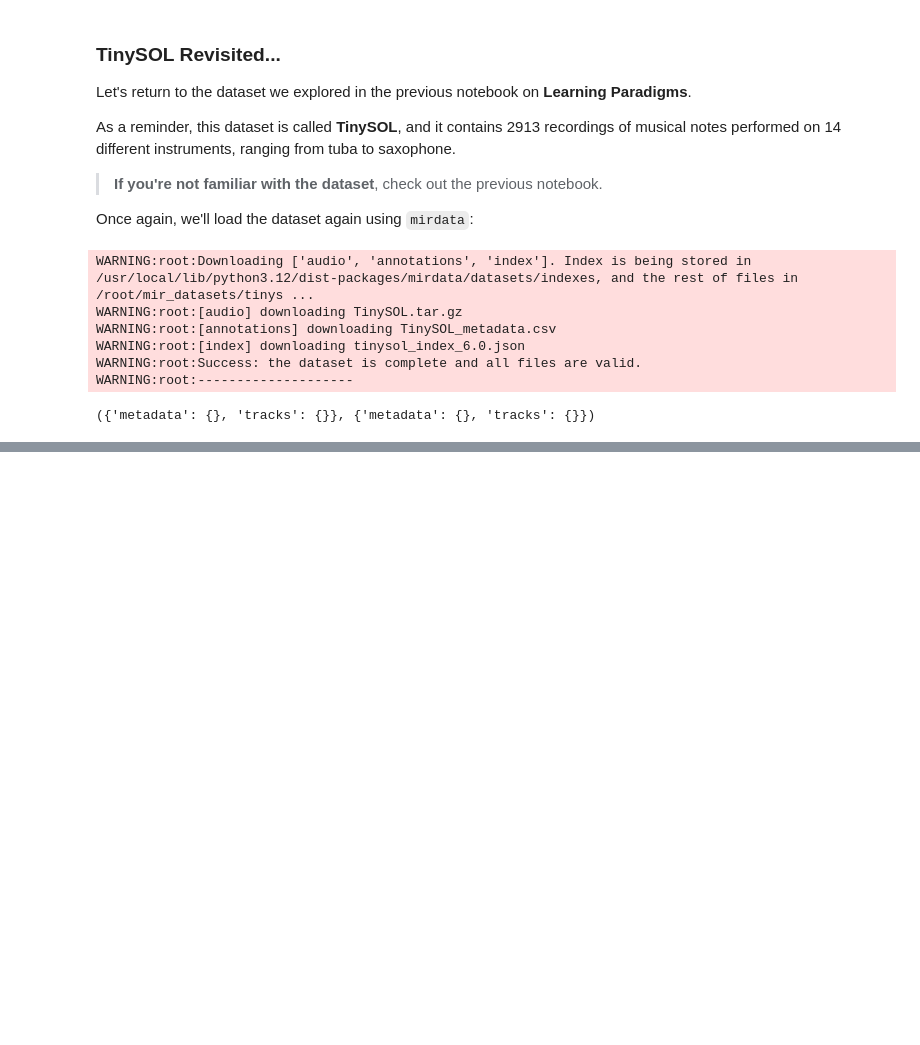
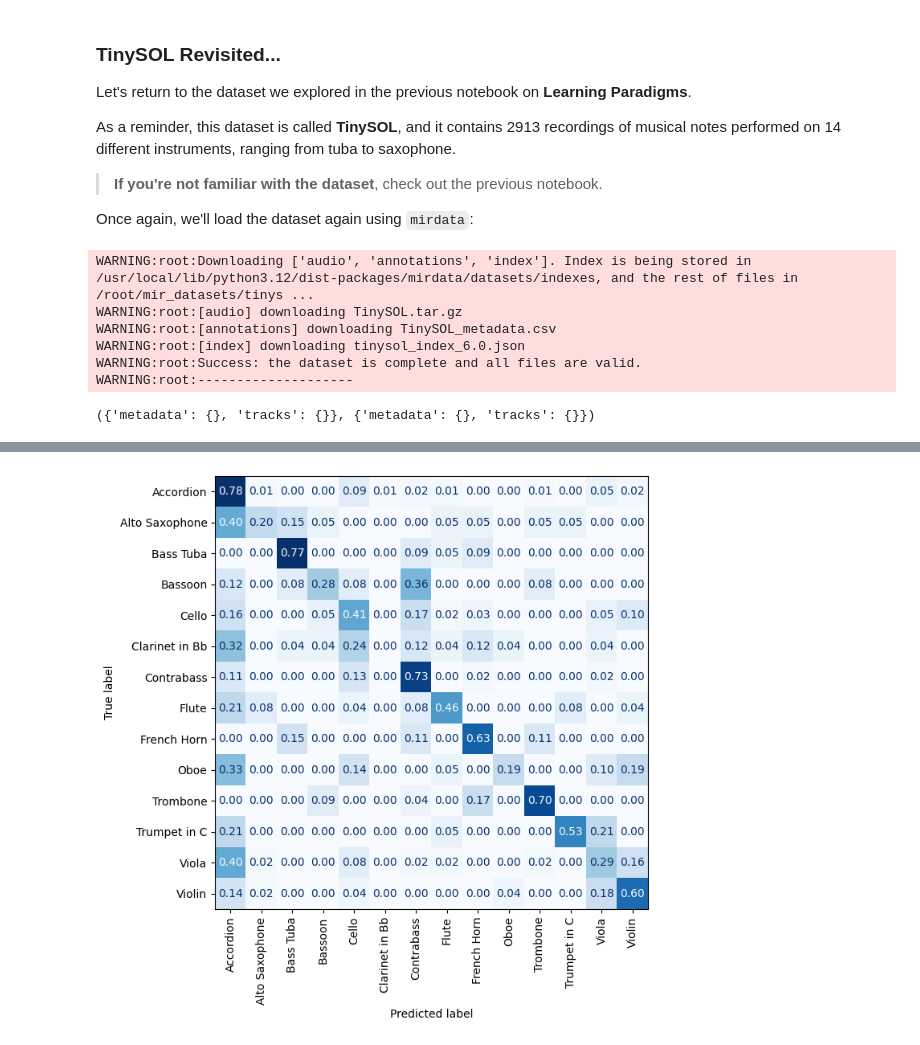
Before and after one commit to musicinformationretrieval/epsrc-ai-pipeline, a Jupyter notebook: 3_evaluation_interpretability.ipynb, the cells around one changed output, grey strips where cells are left out. Saved outputs shown, nothing was run; the diff lists cells and outputs as text; code cells hidden in the pictures; blank space fills up the shorter version.

```diff
--- a/3_evaluation_interpretability.ipynb
+++ b/3_evaluation_interpretability.ipynb
@@ -636,0 +713,10 @@ print(norm_feature_matrix.shape)
+# %%
+# @title
+all_instrs = np.array([track.instrument_full for track in all_recordings.values()])
+X_train, X_test, y_train, y_test = train_test_split(
+    norm_feature_matrix, all_instrs,
+    train_size=0.8,
+    test_size=0.2,
+    random_state=42,
+    stratify=all_instrs
+)
@@ -636,0 +864,15 @@ print(norm_feature_matrix.shape)
+# %%
+fig, ax = plt.subplots(1, 1, figsize=(7, 7))
+cm = ConfusionMatrixDisplay.from_predictions(
+    y_test_idxs, y_test_pred,
+    display_labels=np.unique(y_test),
+    cmap="Blues",
+    normalize="true",
+    xticks_rotation=90,
+    values_format=".2f",
+    ax=ax,
+    colorbar=False
+)
+plt.show()
+# %% [output]
+[figure, added]
```
Also changed, not shown: parts of 40 cells of this notebook.
